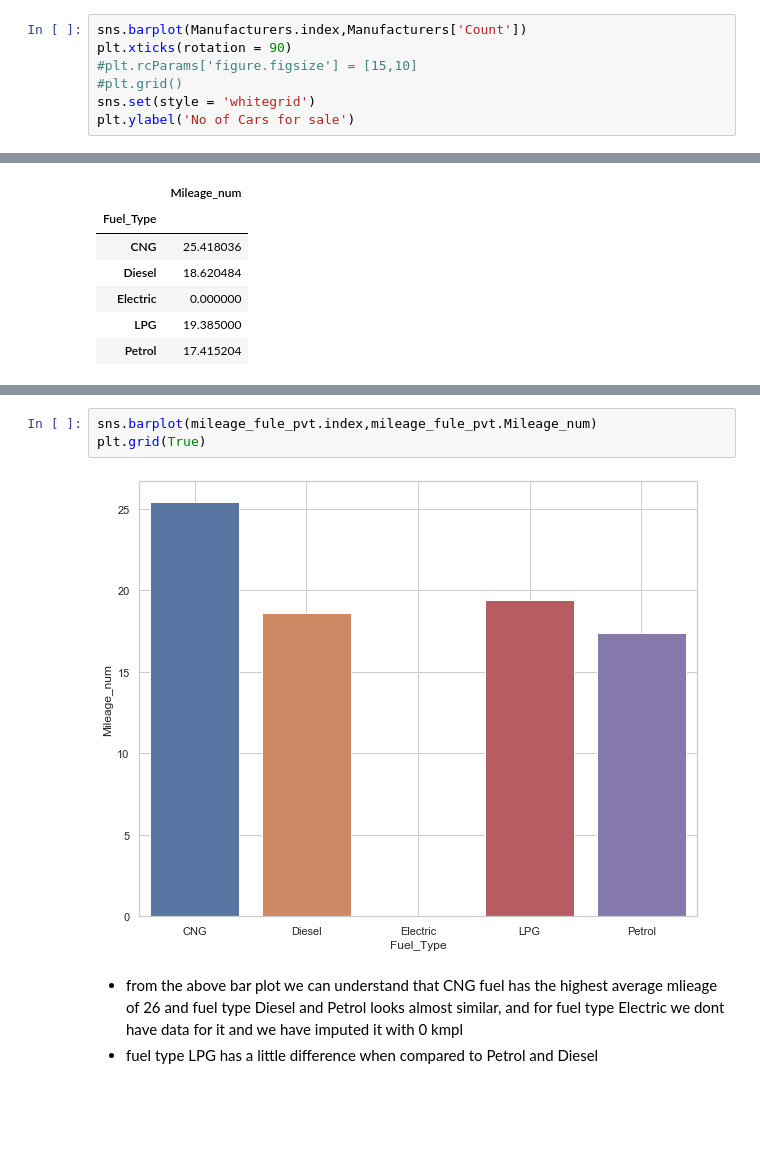
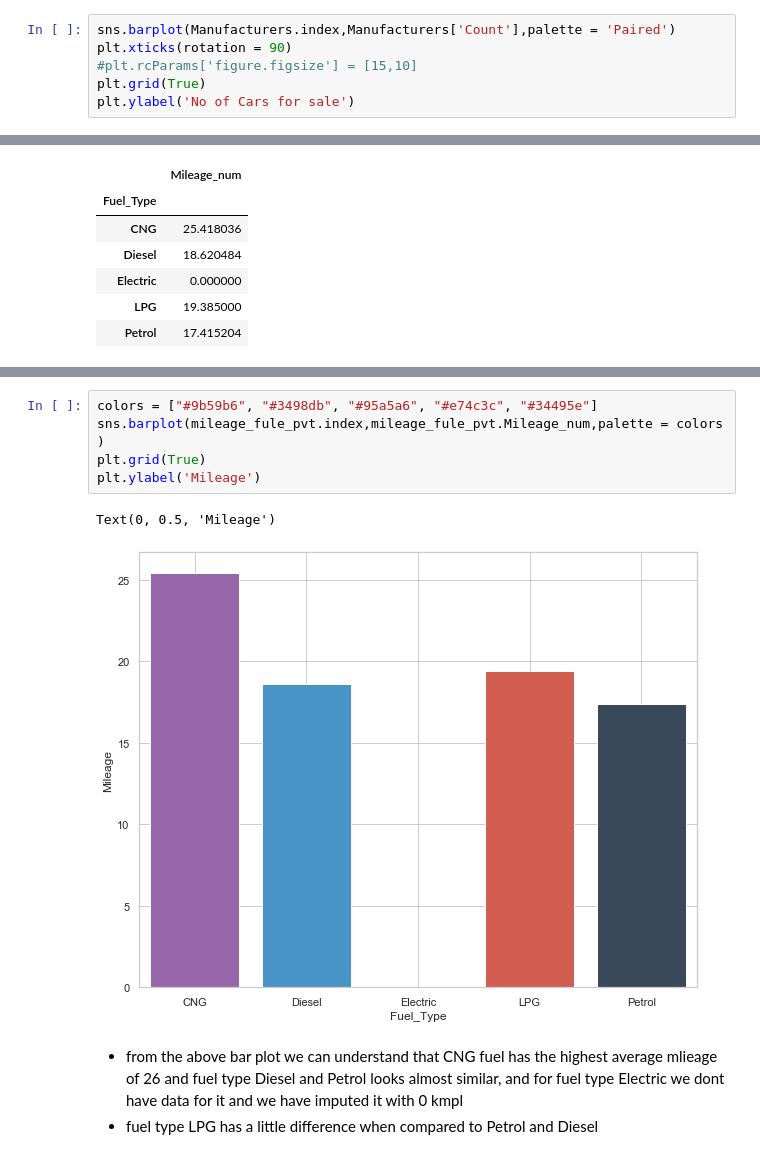
Before and after one commit to Tarun280896/Projects, a Jupyter notebook: Car_Sale_Price_Prediction/Cars_EDA.ipynb, the cells around one changed output, grey strips where cells are left out. Saved outputs shown, nothing was run; the diff lists cells and outputs as text; blank space fills up the shorter version.

```diff
--- a/Car_Sale_Price_Prediction/Cars_EDA.ipynb
+++ b/Car_Sale_Price_Prediction/Cars_EDA.ipynb
@@ -67,11 +67,10 @@ Manufacturers = data.groupby('Manufacturers').size().sort_values(ascending = Fal
 Manufacturers =pd.DataFrame(Manufacturers)
 Manufacturers = Manufacturers.rename(columns = {0:'Count'})
 # %%
-sns.barplot(Manufacturers.index,Manufacturers['Count'])
+sns.barplot(Manufacturers.index,Manufacturers['Count'],palette = 'Paired')
 plt.xticks(rotation = 90)
 #plt.rcParams['figure.figsize'] = [15,10]
-#plt.grid()
-sns.set(style = 'whitegrid')
+plt.grid(True)
 plt.ylabel('No of Cars for sale')
 # %% [output]
 Text(0, 0.5, 'No of Cars for sale')
@@ -153,10 +154,13 @@ data.query('Fuel_Type=="Electric"')
 | 4446 | Mahindra E Verito D4 | Chennai | 2016 | 50000 | Electric | Automatic | First | 0 kmpl | 72 CC | ... |
 | 4904 | Toyota Prius 2009-2016 Z4 | Mumbai | 2011 | 44000 | Electric | Automatic | First | 0 kmpl | 1798 CC | ... |
 # %%
-sns.barplot(mileage_fule_pvt.index,mileage_fule_pvt.Mileage_num)
+colors = ["#9b59b6", "#3498db", "#95a5a6", "#e74c3c", "#34495e"]
+sns.barplot(mileage_fule_pvt.index,mileage_fule_pvt.Mileage_num,palette = colors )
 plt.grid(True)
+plt.ylabel('Mileage')
 # %% [output]
+Text(0, 0.5, 'Mileage')
-[figure, old version]
+[figure, new version]
 # %% [markdown]
 * from the above bar plot we can understand that CNG fuel has the highest average mlieage of 26 and fuel type Diesel and Petrol looks almost similar, and for fuel type Electric we dont have data for it and we have imputed it with 0 kmpl
 * fuel type LPG has a little difference when compared to Petrol and Diesel
```
Also changed, not shown: parts of 10 cells of this notebook.
